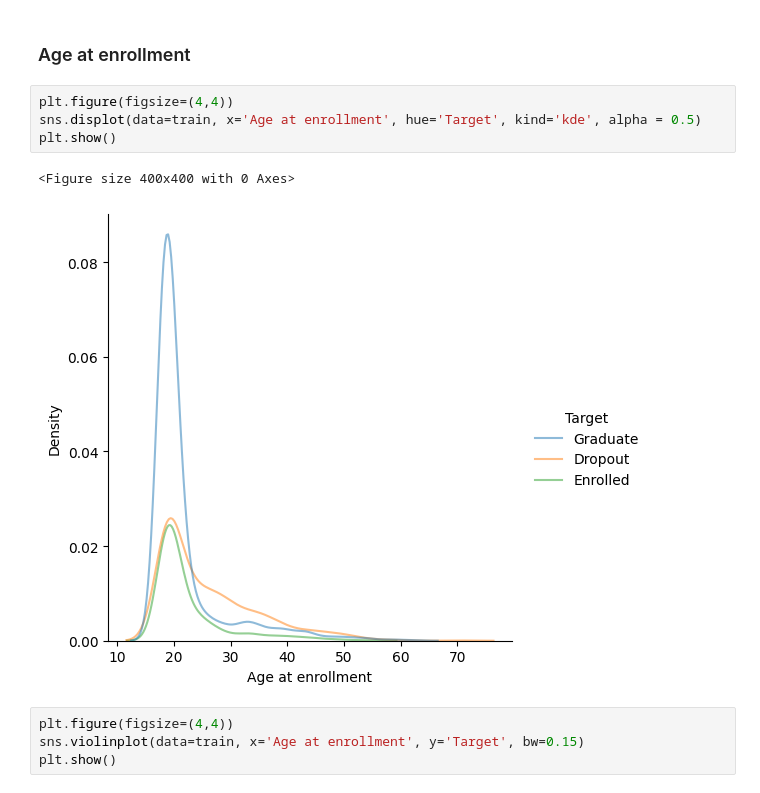
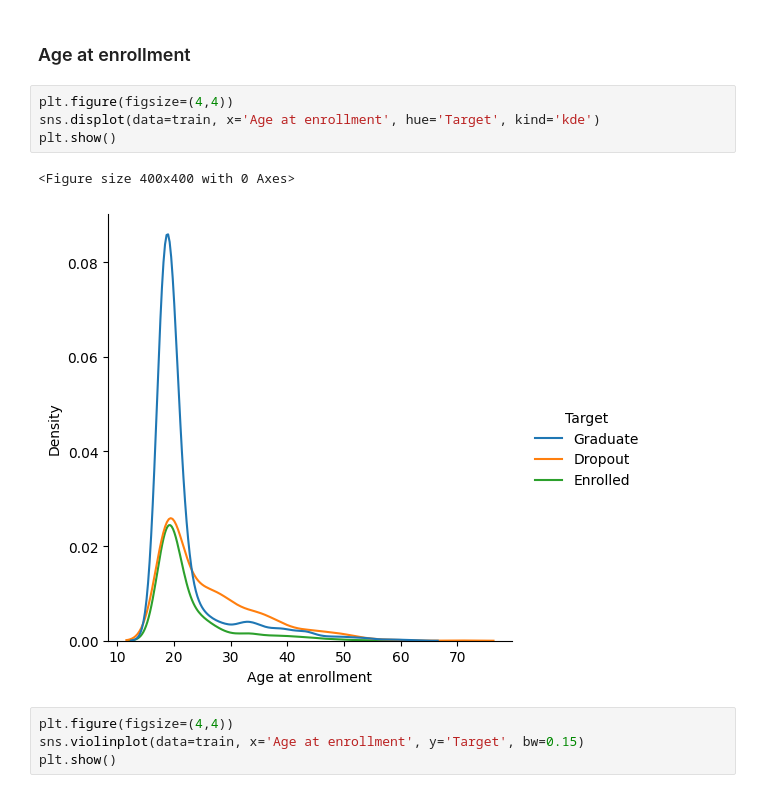
Before and after one commit to esviswajith95/enrollment_status, a Jupyter notebook: notebooks/01-esv-exploratory_data_analysis.ipynb, the cells around one changed output. Saved outputs shown, nothing was run; the diff lists cells and outputs as text.

```diff
--- a/notebooks/01-esv-exploratory_data_analysis.ipynb
+++ b/notebooks/01-esv-exploratory_data_analysis.ipynb
@@ -168,11 +168,11 @@ Female students seems to be more likely to graduate.
 ### Age at enrollment
 # %%
 plt.figure(figsize=(4,4))
-sns.displot(data=train, x='Age at enrollment', hue='Target', kind='kde', alpha = 0.5)
+sns.displot(data=train, x='Age at enrollment', hue='Target', kind='kde')
 plt.show()
 # %% [output]
 <Figure size 400x400 with 0 Axes>
-[figure, old version]
+[figure, new version]
 # %%
 plt.figure(figsize=(4,4))
 sns.violinplot(data=train, x='Age at enrollment', y='Target', bw=0.15)
```
Also changed, not shown: parts of 40 cells of this notebook.
